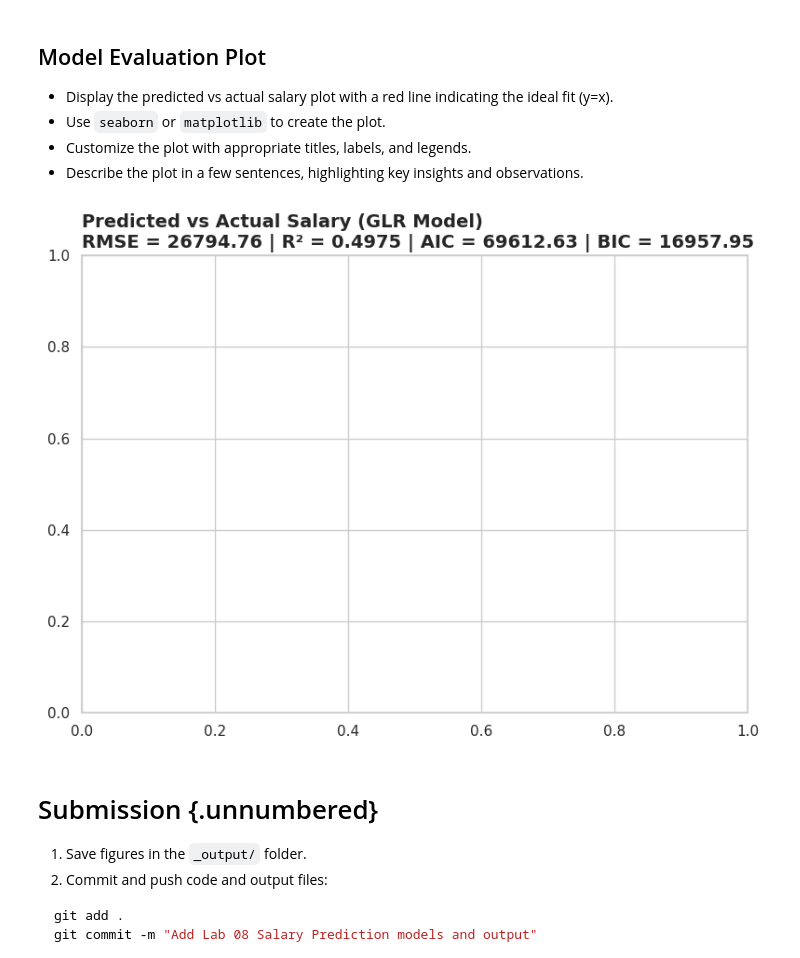
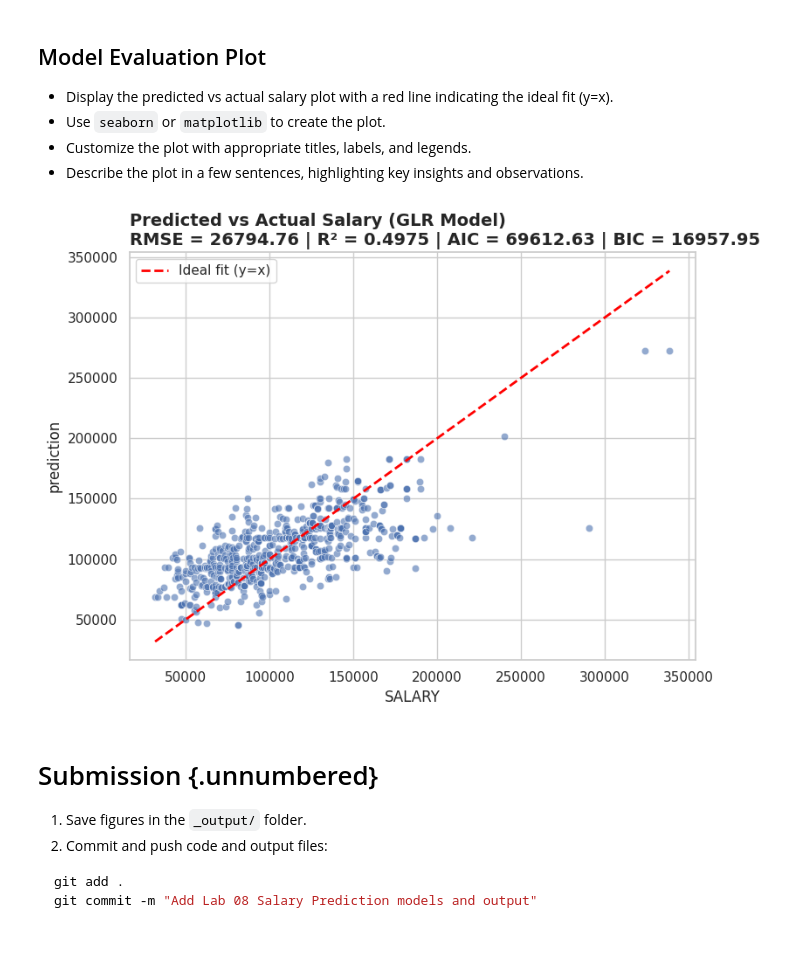
Before and after one commit to met-ad-688/lab08-yasmineelkattan, a Jupyter notebook: lab08-yasmineelkattan.ipynb, the cells around one changed output. Saved outputs shown, nothing was run; the diff lists cells and outputs as text; code cells hidden in the pictures.

```diff
--- a/lab08-yasmineelkattan.ipynb
+++ b/lab08-yasmineelkattan.ipynb
@@ -422,29 +422,37 @@ rmse = (
 # %%
 #| eval: true
 #| echo: false
 import pandas as pd
 import matplotlib.pyplot as plt
 import seaborn as sns
 
-# Convert GLR predictions to pandas
+# Pull predictions into pandas
 pandas_df = glr_model.transform(test_data) \
     .select("prediction", "SALARY") \
     .toPandas()
 
-# Plot
 plt.figure(figsize=(8, 6))
+sns.scatterplot(x="SALARY", y="prediction", data=pandas_df, alpha=0.6)
 
+lims = [
+    min(pandas_df["SALARY"].min(), pandas_df["prediction"].min()),
+    max(pandas_df["SALARY"].max(), pandas_df["prediction"].max())
+]
+plt.plot(lims, lims, color="red", linestyle="--", linewidth=2, label="Ideal fit (y=x)")
 
-plt.title(f"Predicted vs Actual Salary (GLR Model)\n"
-          f"RMSE = {rmse:.2f} | R² = {r2:.4f} | AIC = {aic:.2f} | BIC = {bic:.2f}", loc="left", fontsize=14, fontweight="bold")
-
+plt.title(
+    f"Predicted vs Actual Salary (GLR Model)\n"
+    f"RMSE = {rmse:.2f} | R² = {r2:.4f} | AIC = {aic:.2f} | BIC = {bic:.2f}",
+    loc="left",
+    fontsize=14,
+    fontweight="bold"
+)
+plt.legend()
 plt.tight_layout()
-
-# Save figure
 plt.savefig("_output/glr_predicted_vs_actual.png", dpi=300)
 plt.show()
 # %% [output]
-[figure, old version]
+[figure, new version]
 # %% [markdown]
 # Submission {.unnumbered}
 1. Save figures in the `_output/` folder.
```
